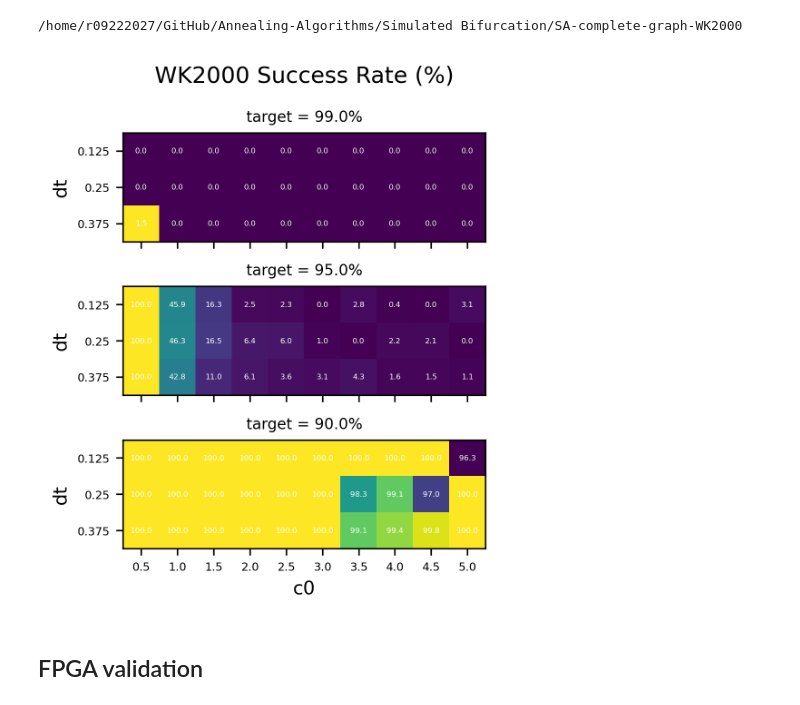
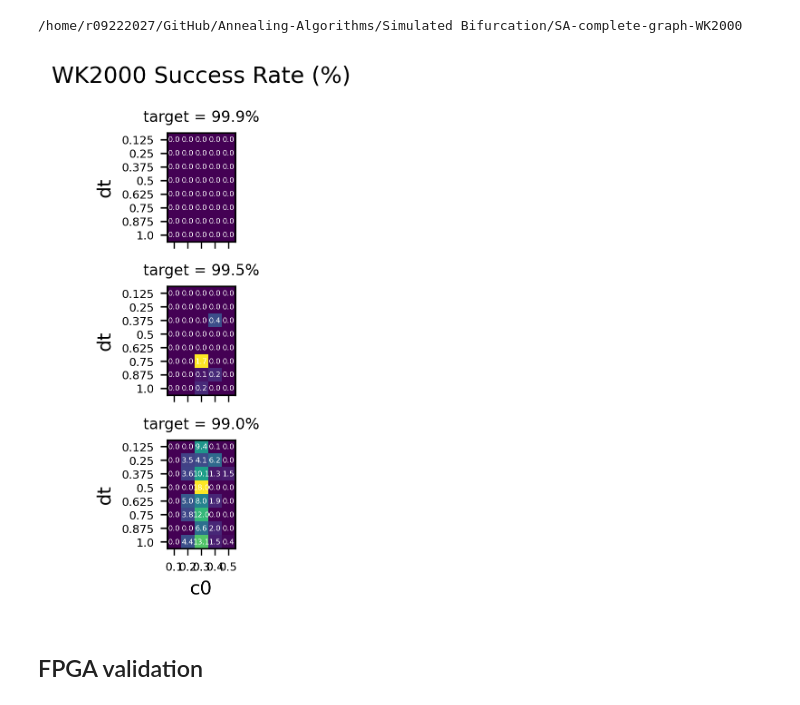
Before and after one commit to haoyudoingthings/Annealing-Algorithms, a Jupyter notebook: Simulated Bifurcation/dSB Benchmark.ipynb, the cells around one changed output. Cells and saved outputs as stored; diff of their text form; code cells hidden in the pictures.

Commit message:
new results for WK2000

```diff
--- a/Simulated Bifurcation/dSB Benchmark.ipynb
+++ b/Simulated Bifurcation/dSB Benchmark.ipynb
@@ -778,7 +779,7 @@ with Pool(os.cpu_count()//2) as p:
 
 # storing the results
 with open('WK2000_benchmark_results.csv', 'a') as f:
-    f.write(f"dt,c0,results")
+    # f.write(f"dt,c0,results")
     prev_args = None
     for args, cut in zip(args_lst, results_rev):
         dt, c0 = args
@@ -797,3 +791,26 @@ for args, cut in zip(args_lst, results_rev):
+# %%
+dt_lst = [0.125, 0.25, 0.375, 0.5, 0.625, 0.75, 0.875, 1.]
+c0_lst = [0.1, 0.2, 0.3, 0.4, 0.5]
+# %%
+args_lst = []
+for dt in dt_lst:
+    for c0 in c0_lst:
+        args_lst.append((dt, c0))
+# %%
+# retrieving the results from csv file
+data = dict() # cut values
+with open('WK2000_benchmark_results.csv', 'r') as f:
+    header = f.readline()
+    line = f.readline()
+    while line:
+        entries = line.split(',')
+        dt = float(entries[0])
+        c0 = float(entries[1])
+        if (dt, c0) not in data:
+            data[(dt, c0)] = [int(x) for x in entries[2:]]
+        else:
+            data[(dt, c0)].extend([int(x) for x in entries[2:]])
+        line = f.readline()
 # %%
 # largest cut value for WK2000 in the original paper: science.aah4243
 opt_cut_WK2000 = 33191
@@ -803,35 +820,35 @@ fig.suptitle("WK2000 Success Rate (%)")
 plt.setp(axs[-1], xlabel="c0")
 plt.setp(axs[:], ylabel="dt")
 
-for i, r in enumerate([0.99, 0.95, 0.9]):
+for i, r in enumerate([0.999, 0.995, 0.99]):
     ax = axs[i]
     best_cut_count_data = np.zeros((len(dt_lst), len(c0_lst)))
     total_count_data = np.zeros((len(dt_lst), len(c0_lst)))
     for ins in range(10):
         for x, c0 in enumerate(c0_lst):
             for y, dt in enumerate(dt_lst):
                 best_cut_count_data[y, x] += sum([x >= r * opt_cut_WK2000 for x in data[(dt, c0)]])
                 total_count_data[y, x] += len(data[(dt, c0)])
 
     success_rate_data = best_cut_count_data / total_count_data
 
     ax.imshow(success_rate_data)
 
     ax.set_xticks(np.arange(len(c0_lst)))
     ax.set_yticks(np.arange(len(dt_lst)))
     ax.set_xticklabels(c0_lst, size=6)
     ax.set_yticklabels(dt_lst, size=6)
     # ax.set_xlabel("c0")
     # ax.set_ylabel("dt")
     ax.set_title(f"target = {100*r}%", size=8)
 
     # Loop over data dimensions and create text annotations.
     for i in range(len(dt_lst)):
         for j in range(len(c0_lst)):
             text = ax.text(j, i, f"{100*success_rate_data[i, j]:.1f}",
                         ha="center", va="center", color="w", size=4)
 # %% [output]
-[figure, old version]
+[figure, new version]
 # %% [markdown]
 ## FPGA validation
 # %%
```
Also changed, not shown: parts of 2 cells of this notebook, 2 other files.
